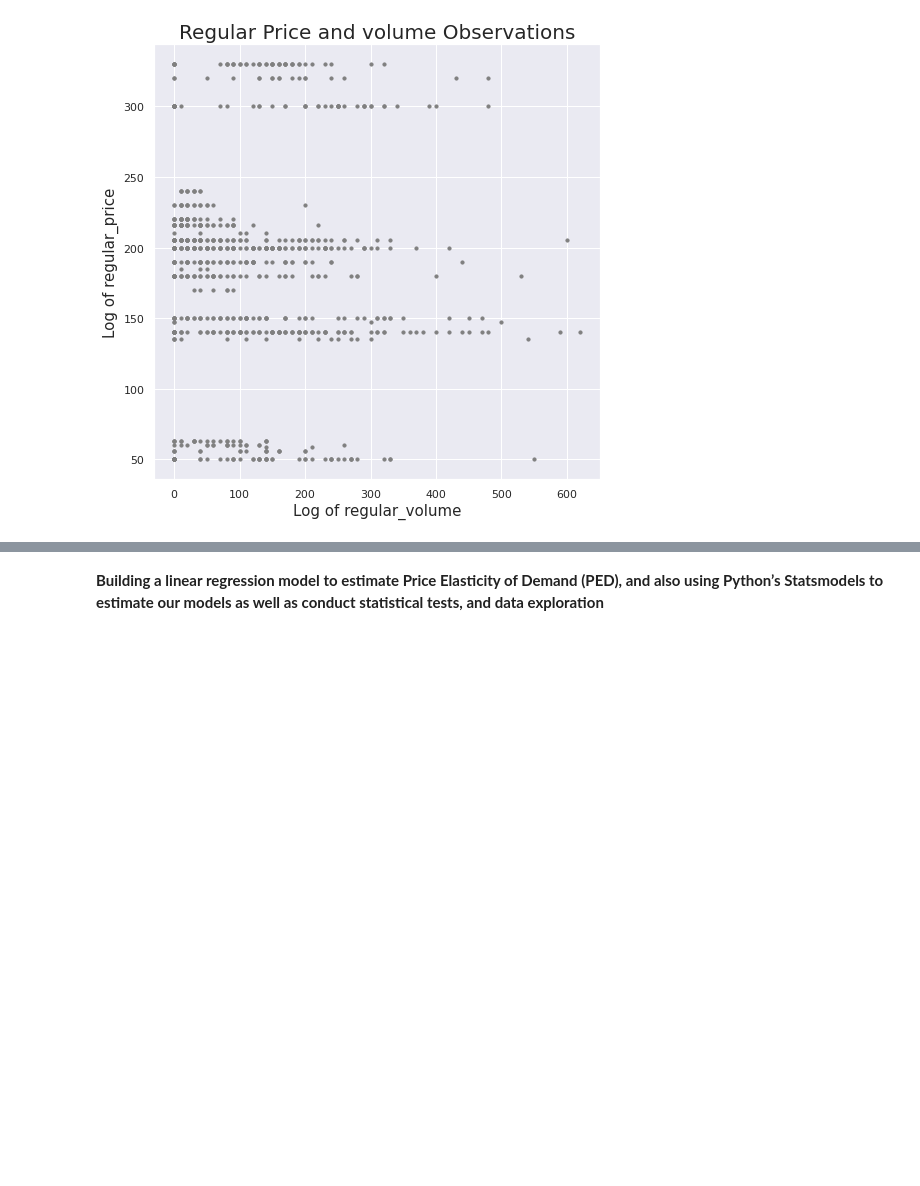
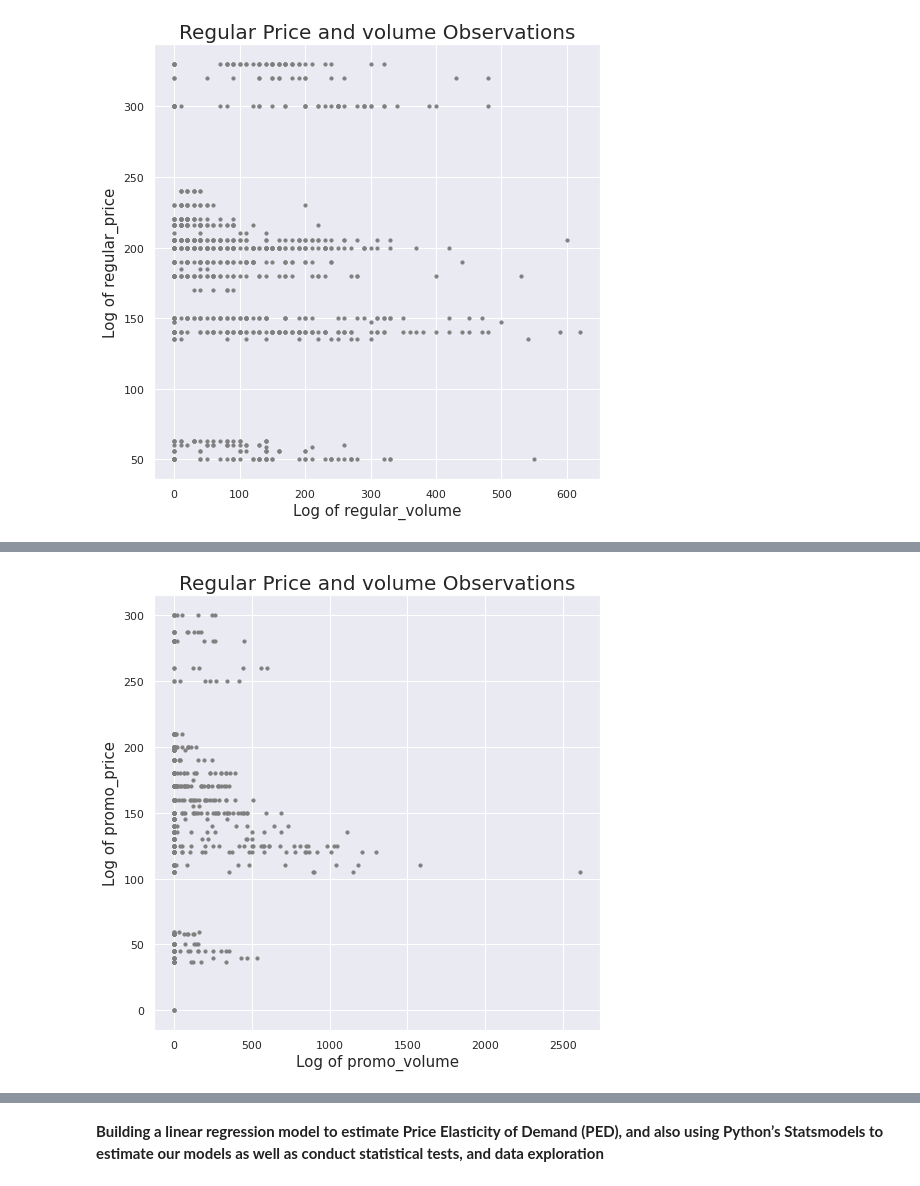
Before and after one commit to AyorindeTayo/Price-Elasticity-of-Deman-Prediction, a Jupyter notebook: Untitled64.ipynb, the cells around one changed output, grey strips where cells are left out. Saved outputs shown, nothing was run; the diff lists cells and outputs as text; code cells hidden in the pictures; blank space fills up the shorter version.

```diff
--- a/Untitled64.ipynb
+++ b/Untitled64.ipynb
@@ -205,3 +195,13 @@ Name: loss, Length: 851, dtype: float64
+# %%
+sns.set()
+fig_static = plt.figure(figsize = (8,8))
+plt.scatter(data['promo_volume'],data['promo_price'], s = 10, c = 'gray')
+plt.ylabel('Log of promo_price', fontsize = 15)
+plt.xlabel('Log of promo_volume', fontsize = 15)
+plt.title('Regular Price and volume Observations', fontsize = 20)
+plt.show()
+# %% [output]
+[figure, added]
 # %%
 df
 # %% [output]
```
Also changed, not shown: parts of 23 cells of this notebook.
